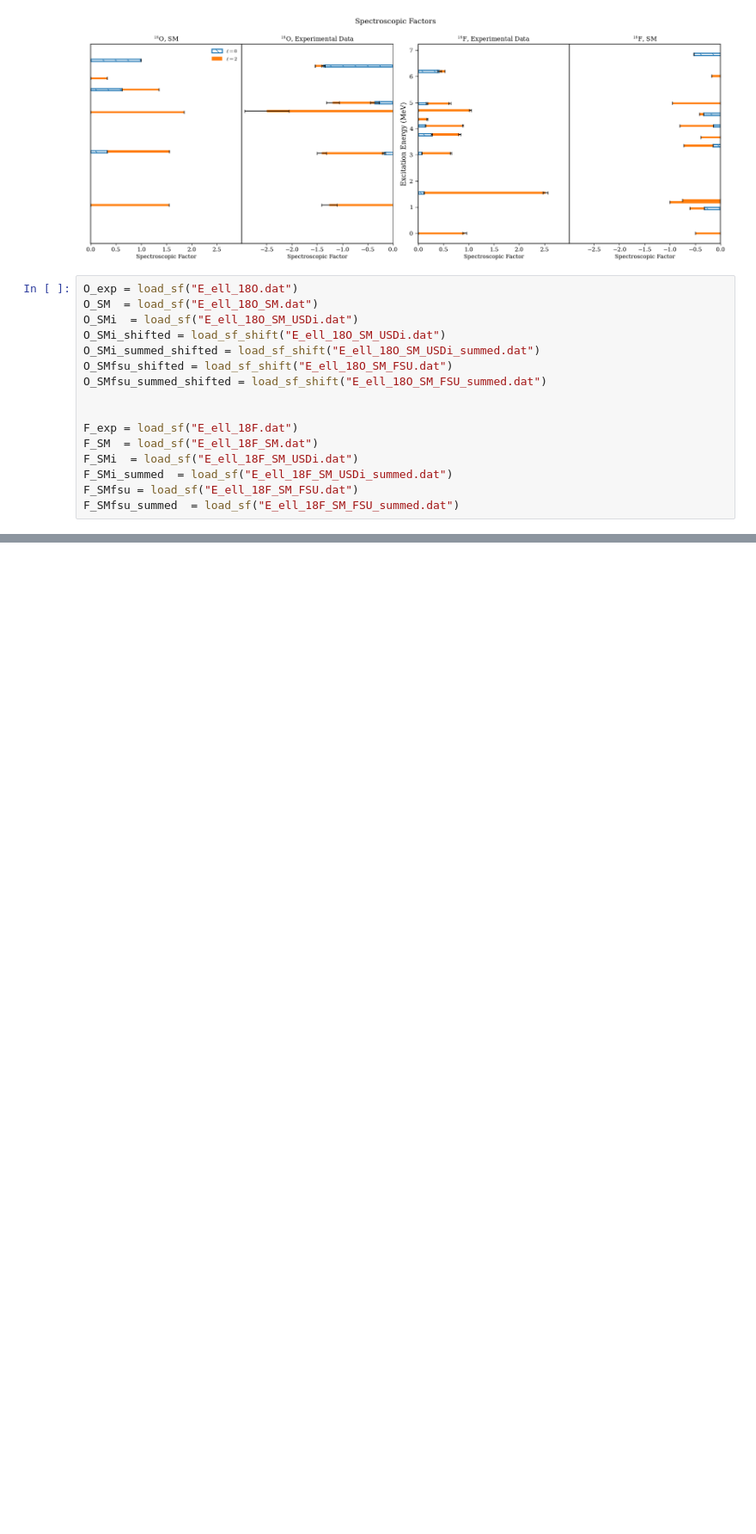
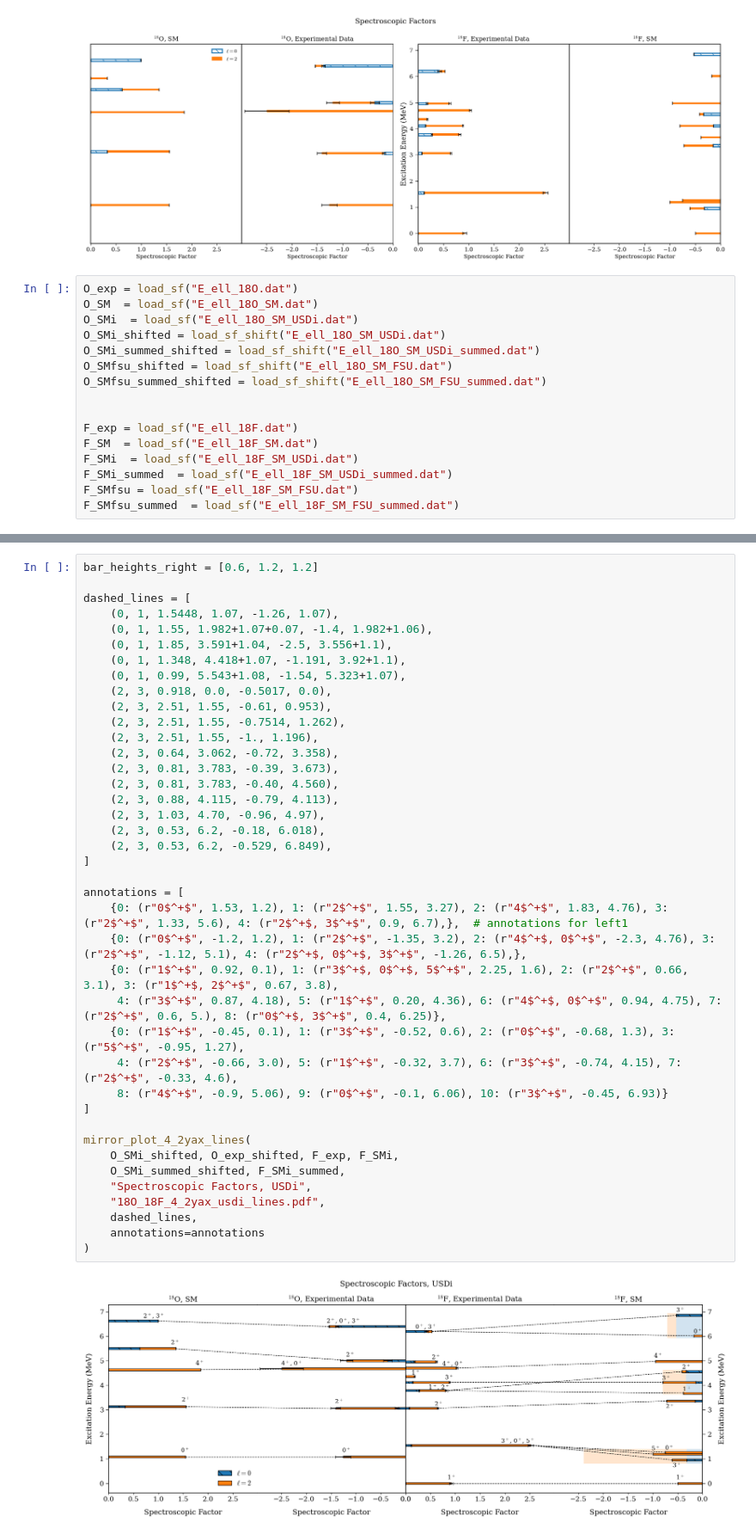
Before and after one commit to annakawecka/digios, a Jupyter notebook: analysis/corrected_working/python_plots/plotting.ipynb, the cells around one changed output, grey strips where cells are left out. Shown at 86% size. Drawn from its saved outputs; the diff is of its cells as text; blank space fills up the shorter version.

```diff
--- a/analysis/corrected_working/python_plots/plotting.ipynb
+++ b/analysis/corrected_working/python_plots/plotting.ipynb
@@ -660,0 +877,42 @@ mirror_plot_4_2yax(
+# %%
+bar_heights_right = [0.6, 1.2, 1.2]
+
+dashed_lines = [
+    (0, 1, 1.5448, 1.07, -1.26, 1.07),
+    (0, 1, 1.55, 1.982+1.07+0.07, -1.4, 1.982+1.06),
+    (0, 1, 1.85, 3.591+1.04, -2.5, 3.556+1.1),
+    (0, 1, 1.348, 4.418+1.07, -1.191, 3.92+1.1),
+    (0, 1, 0.99, 5.543+1.08, -1.54, 5.323+1.07),
+    (2, 3, 0.918, 0.0, -0.5017, 0.0),
+    (2, 3, 2.51, 1.55, -0.61, 0.953),
+    (2, 3, 2.51, 1.55, -0.7514, 1.262),
+    (2, 3, 2.51, 1.55, -1., 1.196),
+    (2, 3, 0.64, 3.062, -0.72, 3.358),
+    (2, 3, 0.81, 3.783, -0.39, 3.673),
+    (2, 3, 0.81, 3.783, -0.40, 4.560),
+    (2, 3, 0.88, 4.115, -0.79, 4.113),
+    (2, 3, 1.03, 4.70, -0.96, 4.97),
+    (2, 3, 0.53, 6.2, -0.18, 6.018),
+    (2, 3, 0.53, 6.2, -0.529, 6.849),
+]
+
+annotations = [
+    {0: (r"0$^+$", 1.53, 1.2), 1: (r"2$^+$", 1.55, 3.27), 2: (r"4$^+$", 1.83, 4.76), 3: (r"2$^+$", 1.33, 5.6), 4: (r"2$^+$, 3$^+$", 0.9, 6.7),},  # annotations for left1
+    {0: (r"0$^+$", -1.2, 1.2), 1: (r"2$^+$", -1.35, 3.2), 2: (r"4$^+$, 0$^+$", -2.3, 4.76), 3: (r"2$^+$", -1.12, 5.1), 4: (r"2$^+$, 0$^+$, 3$^+$", -1.26, 6.5),},
+    {0: (r"1$^+$", 0.92, 0.1), 1: (r"3$^+$, 0$^+$, 5$^+$", 2.25, 1.6), 2: (r"2$^+$", 0.66, 3.1), 3: (r"1$^+$, 2$^+$", 0.67, 3.8),
+     4: (r"3$^+$", 0.87, 4.18), 5: (r"1$^+$", 0.20, 4.36), 6: (r"4$^+$, 0$^+$", 0.94, 4.75), 7: (r"2$^+$", 0.6, 5.), 8: (r"0$^+$, 3$^+$", 0.4, 6.25)},
+    {0: (r"1$^+$", -0.45, 0.1), 1: (r"3$^+$", -0.52, 0.6), 2: (r"0$^+$", -0.68, 1.3), 3: (r"5$^+$", -0.95, 1.27),
+     4: (r"2$^+$", -0.66, 3.0), 5: (r"1$^+$", -0.32, 3.7), 6: (r"3$^+$", -0.74, 4.15), 7: (r"2$^+$", -0.33, 4.6),
+     8: (r"4$^+$", -0.9, 5.06), 9: (r"0$^+$", -0.1, 6.06), 10: (r"3$^+$", -0.45, 6.93)}
+]
+
+mirror_plot_4_2yax_lines(
+    O_SMi_shifted, O_exp_shifted, F_exp, F_SMi,
+    O_SMi_summed_shifted, F_SMi_summed,
+    "Spectroscopic Factors, USDi",
+    "18O_18F_4_2yax_usdi_lines.pdf",
+    dashed_lines,
+    annotations=annotations
+)
+# %% [output]
+[figure, added]
```
Also changed, not shown: parts of 4 cells of this notebook, 1 other file.
